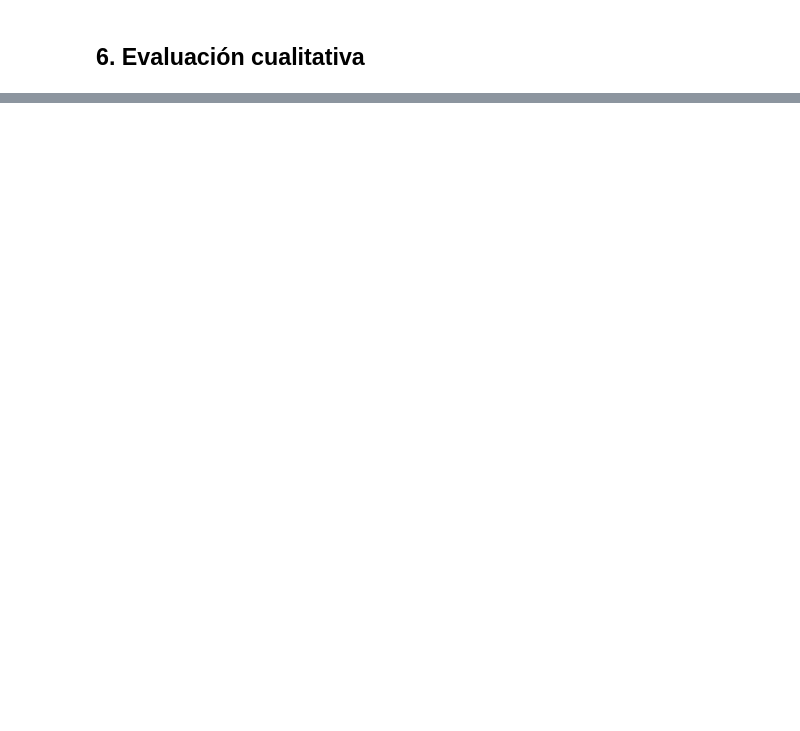
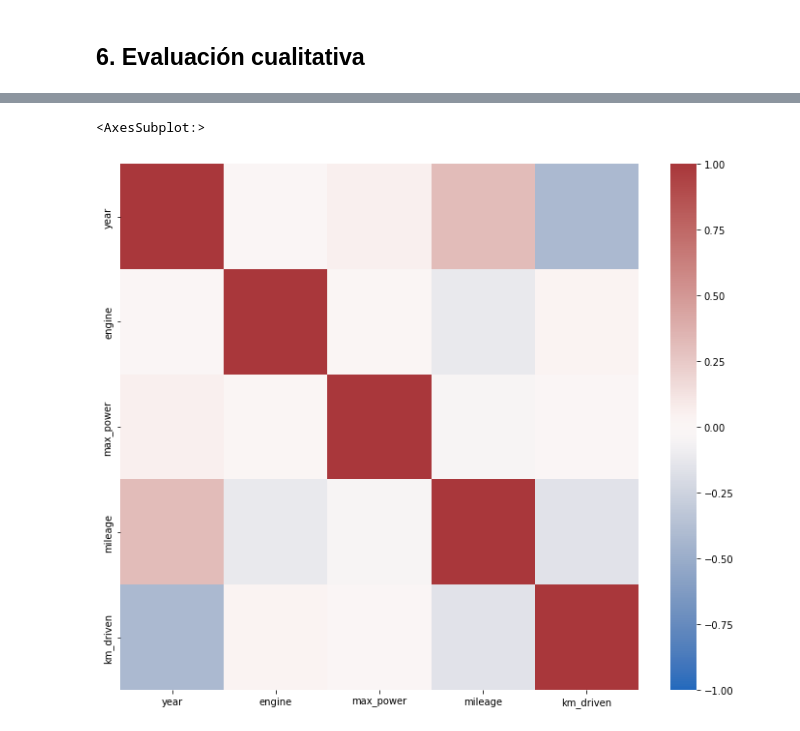
Before and after one commit to jjosorioc/ISIS3301-lab02-regression, a Jupyter notebook: lab2.ipynb, the cells around one changed output, grey strips where cells are left out. Cells and saved outputs as stored; diff of their text form; code cells hidden in the pictures; blank space fills up the shorter version.

```diff
--- a/lab2.ipynb
+++ b/lab2.ipynb
@@ -358,0 +419,6 @@ Se podría decir que los resultados de este primer modelo son aceptables dado qu
+# %%
+plt.figure(figsize = (12, 10))
+sns.heatmap(df_motorAlpes[features].corr(), cmap = 'vlag', vmin = -1, vmax = 1)
+# %% [output]
+<AxesSubplot:>
+[figure, added]
```
Also changed, not shown: parts of 64 cells of this notebook, 1 other file.
